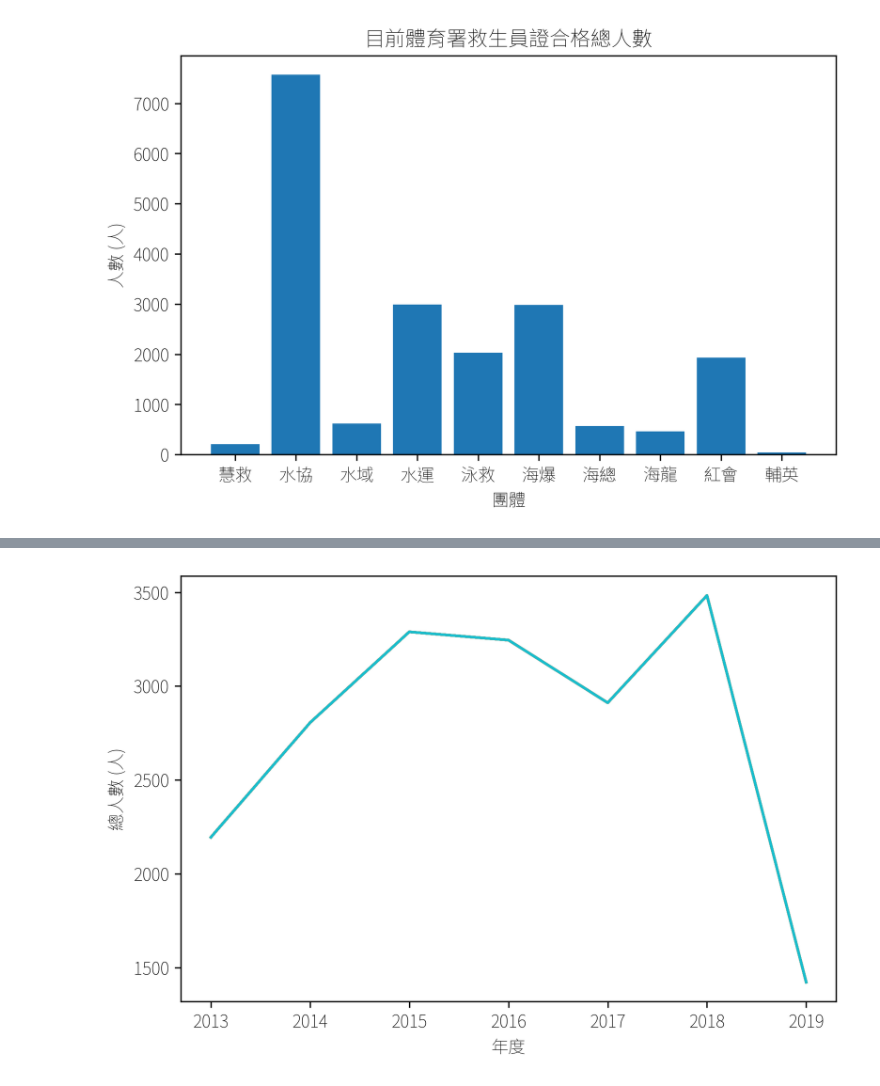
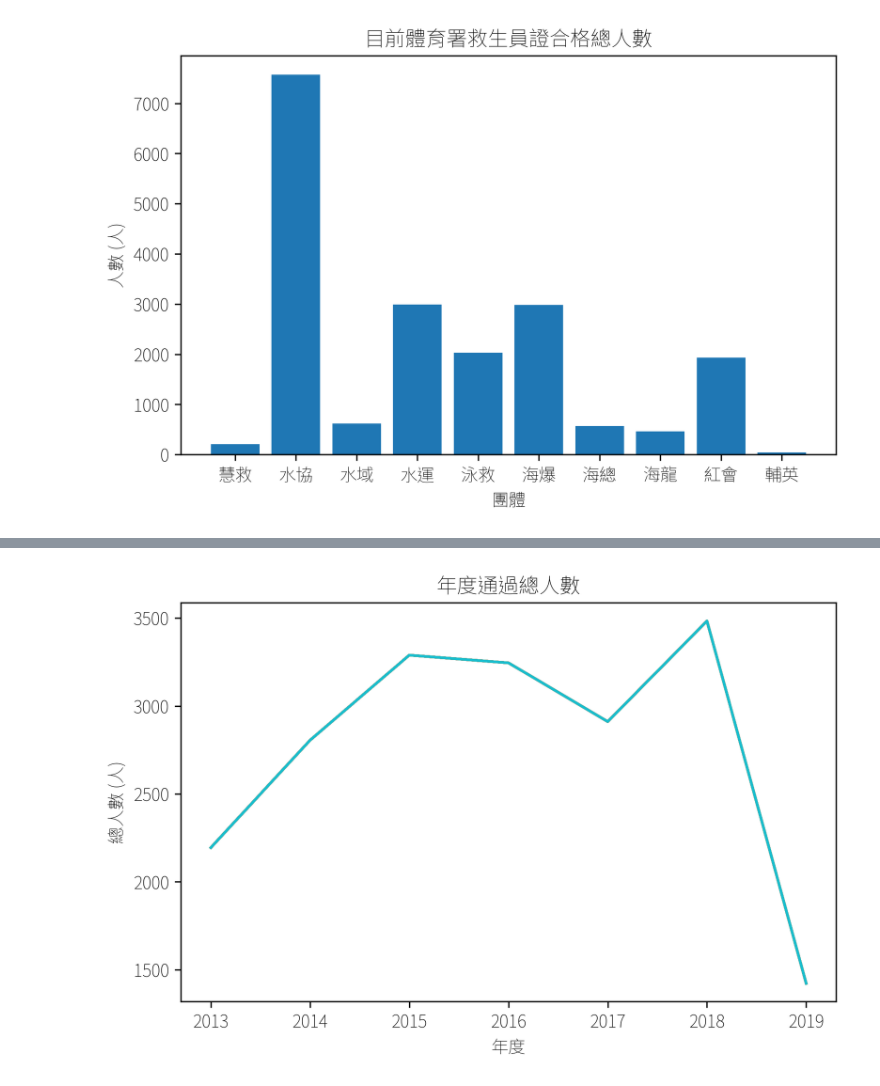
Before and after one commit to ttt50966/Lifeguard-Analysis-2020, a Jupyter notebook: 分析.ipynb, the cells around one changed output, grey strips where cells are left out. Cells and saved outputs as stored; diff of their text form; code cells hidden in the pictures.

```diff
--- a/分析.ipynb
+++ b/分析.ipynb
@@ -63,9 +64,10 @@ for i in range(len(group_name)):
 # %%
 plt.figure(dpi = 300)
 for i in range(len(團體歷年)):
     plt.plot(years,每年統計)
 plt.xlabel("年度")
 plt.ylabel("總人數 (人)")
+plt.title("年度通過總人數")
 plt.tight_layout(pad=0.4, w_pad=1.2, h_pad=1.0)
 # %% [output]
-[figure, old version]
+[figure, new version]
```
Also changed, not shown: parts of 1 cell of this notebook.
